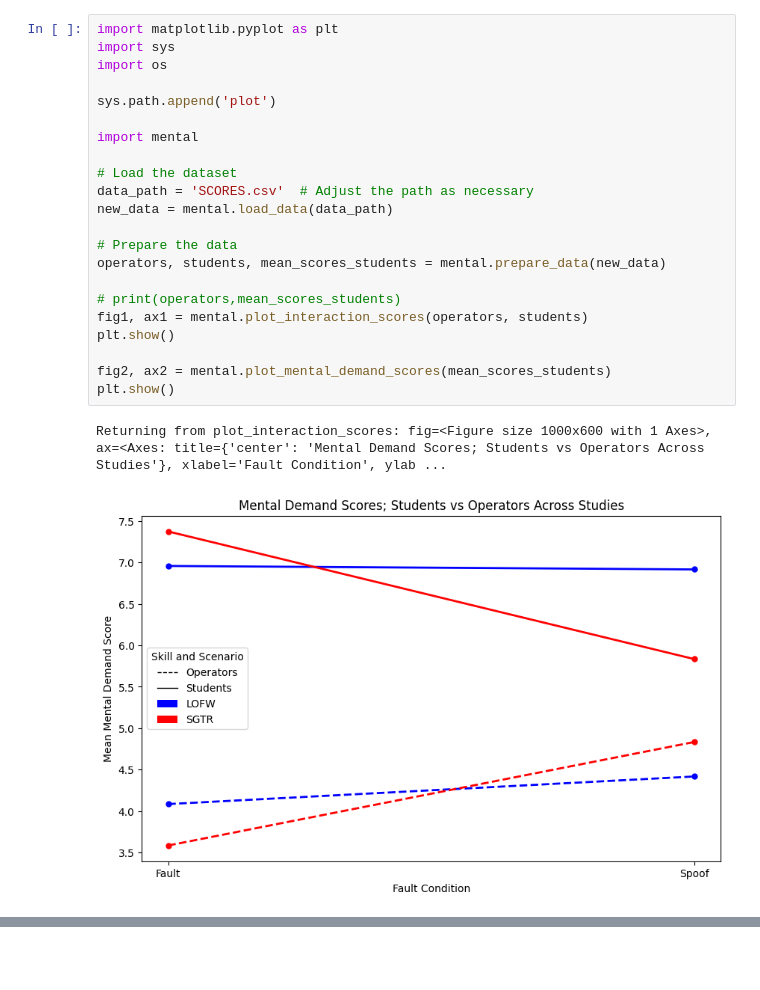
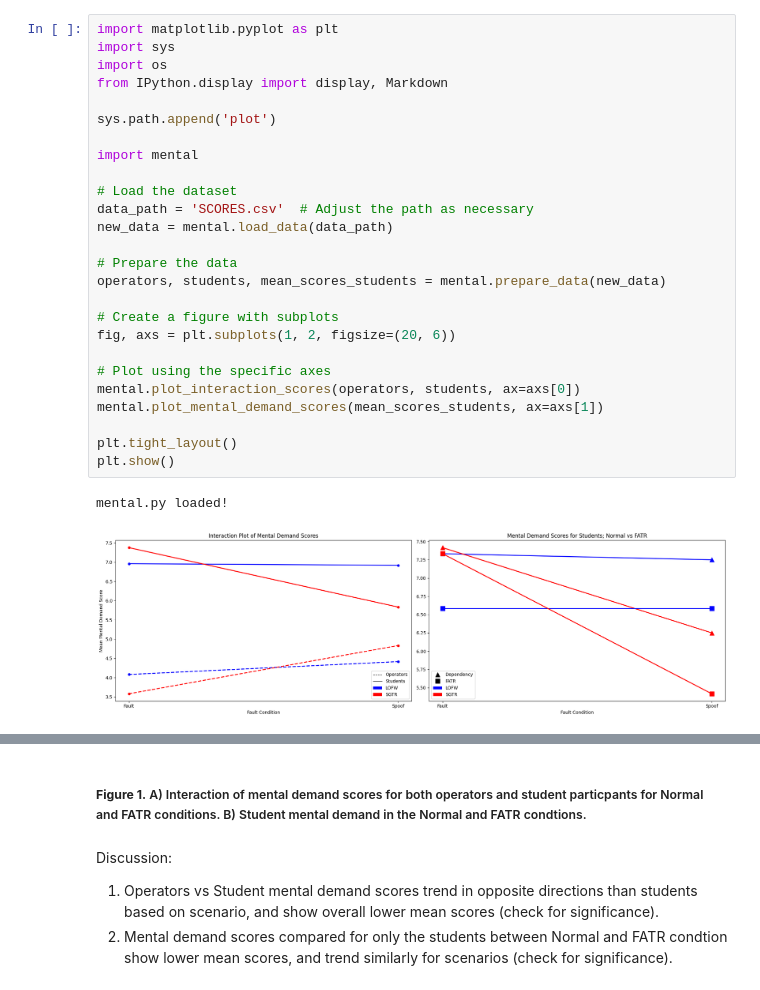
Before and after one commit to zethdubois/fatr, a Jupyter notebook: fatr.ipynb, the cells around one changed output, grey strips where cells are left out. Cells and saved outputs as stored; diff of their text form; blank space fills up the shorter version.

Commit message:
plot side by side w module setup

```diff
--- a/fatr.ipynb
+++ b/fatr.ipynb
@@ -4,25 +7,29 @@
 # %%
 import matplotlib.pyplot as plt
 import sys
 import os
+from IPython.display import display, Markdown
 
 sys.path.append('plot')
 
 import mental
 
 # Load the dataset
 data_path = 'SCORES.csv'  # Adjust the path as necessary
 new_data = mental.load_data(data_path)
 
 # Prepare the data
 operators, students, mean_scores_students = mental.prepare_data(new_data)
 
-# print(operators,mean_scores_students)
-fig1, ax1 = mental.plot_interaction_scores(operators, students)
+# Create a figure with subplots
+fig, axs = plt.subplots(1, 2, figsize=(20, 6))
+
+# Plot using the specific axes
+mental.plot_interaction_scores(operators, students, ax=axs[0])
+mental.plot_mental_demand_scores(mean_scores_students, ax=axs[1])
+
+plt.tight_layout()
 plt.show()
-
-fig2, ax2 = mental.plot_mental_demand_scores(mean_scores_students)
-plt.show()
 # %% [output]
-Returning from plot_interaction_scores: fig=<Figure size 1000x600 with 1 Axes>, ax=<Axes: title={'center': 'Mental Demand Scores; Students vs Operators Across Studies'}, xlabel='Fault Condition', ylab ...
+mental.py loaded!
-[figure, old version]
+[figure, new version]
@@ -29,0 +36,7 @@ Returning from plot_interaction_scores: fig=<Figure size 1000x600 with 1 Axes>,
+# %% [markdown]
+##### **Figure 1.** A) Interaction of mental demand scores for both operators and student particpants for Normal and FATR conditions. B) Student mental demand in the Normal and FATR condtions.
+# %% [markdown]
+Discussion:
+
+1. Operators vs Student mental demand scores trend in opposite directions than students based on scenario, and show overall lower mean scores (check for significance).
+2. Mental demand scores compared for only the students between Normal and FATR condtion show lower mean scores, and trend similarly for scenarios (check for significance).
```
Also changed, not shown: parts of 2 cells of this notebook, 1 other file.
